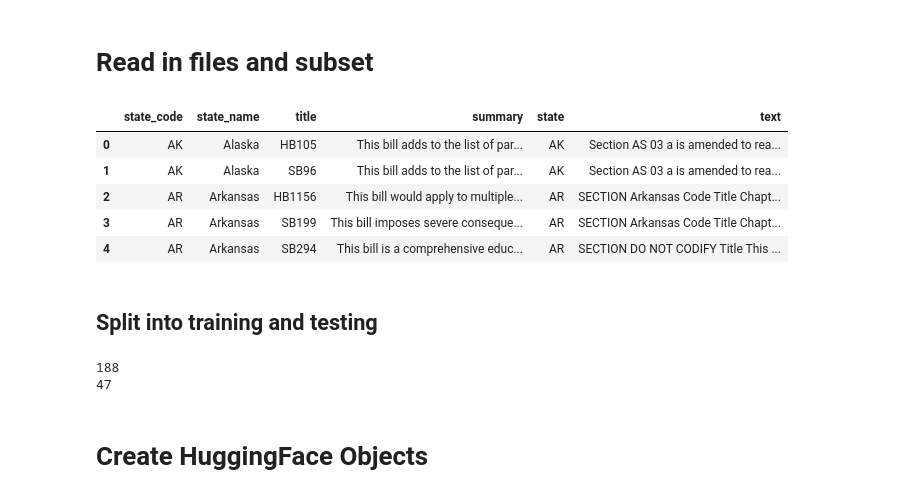
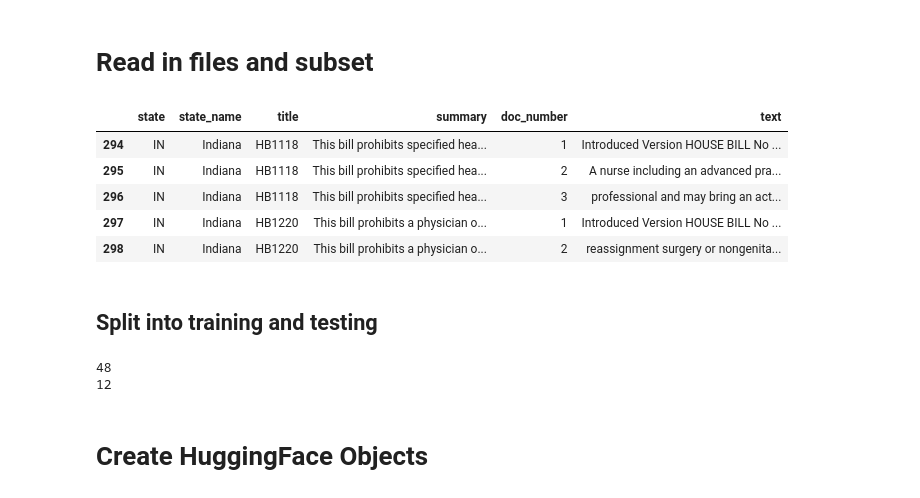
Before and after one commit to miammayerhofer/ANLY521_Final_Project, a Jupyter notebook: code/summarization/Summarization_HF_FullText.ipynb, the cells around one changed output. Cells and saved outputs as stored; diff of their text form; code cells hidden in the pictures.

Commit message:
working with doc splitter - only tested with IN

```diff
--- a/code/summarization/Summarization_HF_FullText.ipynb
+++ b/code/summarization/Summarization_HF_FullText.ipynb
@@ -34,33 +34,27 @@ import math
 # Read in files and subset
 # %%
 # read in text and summaries
-summary_df = pd.read_csv(Path().absolute().parents[1]/Path("modified_data")/"text_and_summaries.csv")
+all_text = pd.read_csv(Path().absolute().parents[1]/Path("modified_data")/"text_and_summaries_filtered_split.csv")
 
+all_text.head()
 # remove the rows that don't have a valid summary
-# no_summary_filter = full_text.state == "IN" # subset to just one state for the test run
-no_summary_filter = (summary_df.keep == 1) & (summary_df.summary != 'still need') & (~summary_df.summary.isna()) & (~summary_df.summary.fillna('').str.startswith('NA'))
-summary_df = summary_df[no_summary_filter].copy(deep=True)
-summary_cols_keep = ['state_code', 'state_name', 'bill_name', 'summary']
+no_summary_filter = all_text.state == "IN" # subset to just one state for the test run
+# no_summary_filter = (summary_df.keep == 1) & (summary_df.summary != 'still need') & (~summary_df.summary.isna()) & (~summary_df.summary.fillna('').str.startswith('NA'))
+all_text = all_text[no_summary_filter].copy(deep=True)
+cols_keep = ['state', 'state_name', 'bill_name', 'summary', 'doc_number', 'split_text']
 
-# read in the full text of the bills scraped from the PDFs
-full_text =  pd.read_csv(Path().absolute().parents[1]/Path("modified_data")/"bill_texts_full_text.csv")
-full_text_cols_keep = ['state', 'bill_name', 'cleaned_text']
-
-all_text = summary_df[summary_cols_keep].merge(full_text[full_text_cols_keep],
-                                               how = 'inner',
-                                               left_on = ['state_code', 'bill_name'],
-                                               right_on = ['state', 'bill_name'])
+all_text = all_text[cols_keep]
 all_text.rename({'bill_name':'title',
-                 'cleaned_text':'text',
+                 'split_text':'text',
                 }, axis='columns', inplace=True)
 all_text.head()
 # %% [output]
-|  | state_code | state_name | title | summary | state | text |
-| 0 | AK | Alaska | HB105 | This bill adds to the list of par... | AK | Section AS 03 a is amended to rea... |
-| 1 | AK | Alaska | SB96 | This bill adds to the list of par... | AK | Section AS 03 a is amended to rea... |
-| 2 | AR | Arkansas | HB1156 | This bill would apply to multiple... | AR | SECTION Arkansas Code Title Chapt... |
-| 3 | AR | Arkansas | SB199 | This bill imposes severe conseque... | AR | SECTION Arkansas Code Title Chapt... |
-| 4 | AR | Arkansas | SB294 | This bill is a comprehensive educ... | AR | SECTION DO NOT CODIFY Title This ... |
+|  | state | state_name | title | summary | doc_number | text |
+| 294 | IN | Indiana | HB1118 | This bill prohibits specified hea... | 1 | Introduced Version HOUSE BILL No ... |
+| 295 | IN | Indiana | HB1118 | This bill prohibits specified hea... | 2 | A nurse including an advanced pra... |
+| 296 | IN | Indiana | HB1118 | This bill prohibits specified hea... | 3 | professional and may bring an act... |
+| 297 | IN | Indiana | HB1220 | This bill prohibits a physician o... | 1 | Introduced Version HOUSE BILL No ... |
+| 298 | IN | Indiana | HB1220 | This bill prohibits a physician o... | 2 | reassignment surgery or nongenita... |
 # %% [markdown]
 ## Split into training and testing
 # %%
@@ -69,8 +63,8 @@ train, test = train_test_split(all_text[['text', 'summary']], test_size = 0.2)
 print(len(train))
 print(len(test))
 # %% [output]
-188
-47
+48
+12
 # %% [markdown]
 # Create HuggingFace Objects
 # %%
```
Also changed, not shown: parts of 15 cells of this notebook.
